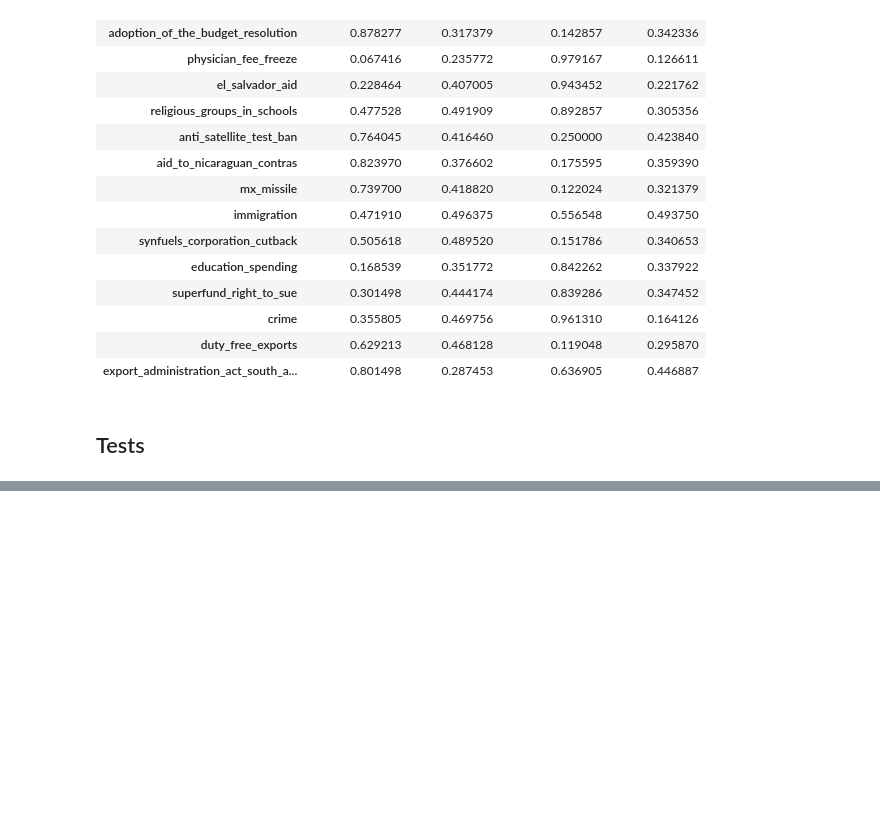
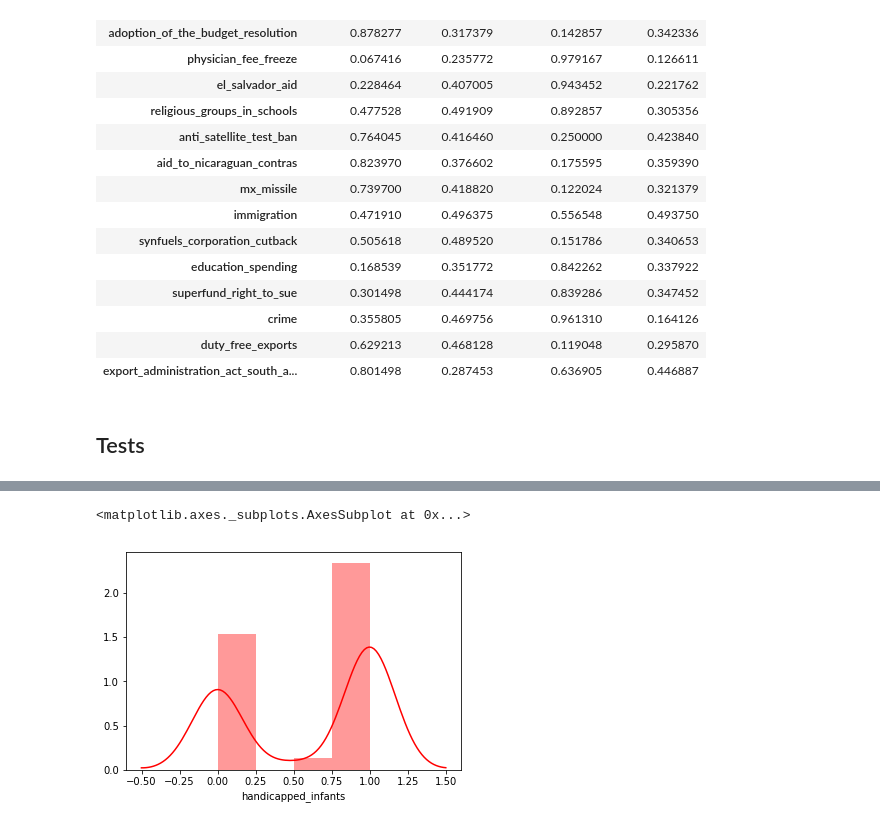
Before and after one commit to adamlutzz/DS-Unit-1-Sprint-3-Statistical-Tests-and-Experiments, a Jupyter notebook: module1-statistics-probability-and-inference/LS_DS_131_Statistics_Probability_Assignment.ipynb, the cells around one changed output, grey strips where cells are left out. Cells and saved outputs as stored; diff of their text form; code cells hidden in the pictures; blank space fills up the shorter version.

```diff
--- a/module1-statistics-probability-and-inference/LS_DS_131_Statistics_Probability_Assignment.ipynb
+++ b/module1-statistics-probability-and-inference/LS_DS_131_Statistics_Probability_Assignment.ipynb
@@ -173,0 +261,5 @@ from scipy.stats import ttest_ind, ttest_ind_from_stats, ttest_rel
+# %%
+sns.distplot(df1[df1['class_name'] == 'democrat']['handicapped_infants'], color='r')
+# %% [output]
+<matplotlib.axes._subplots.AxesSubplot at 0x...>
+[figure, added]
```
Also changed, not shown: parts of 13 cells of this notebook.
